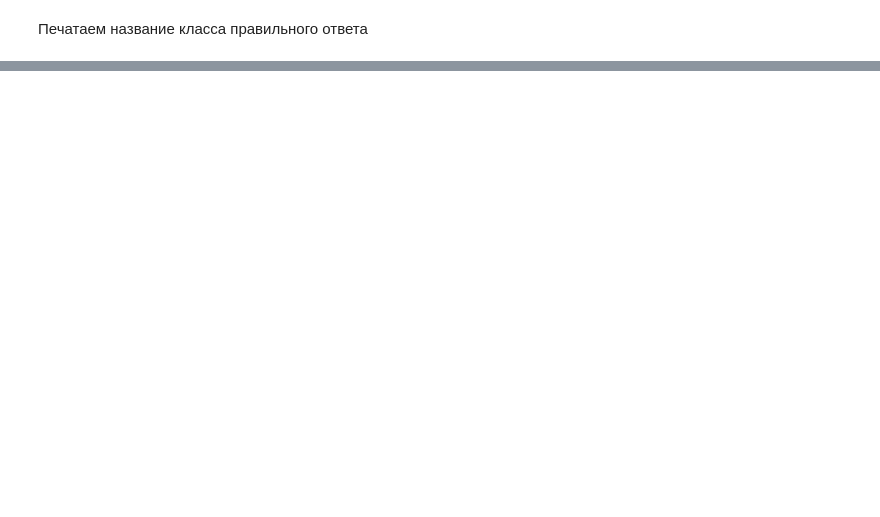
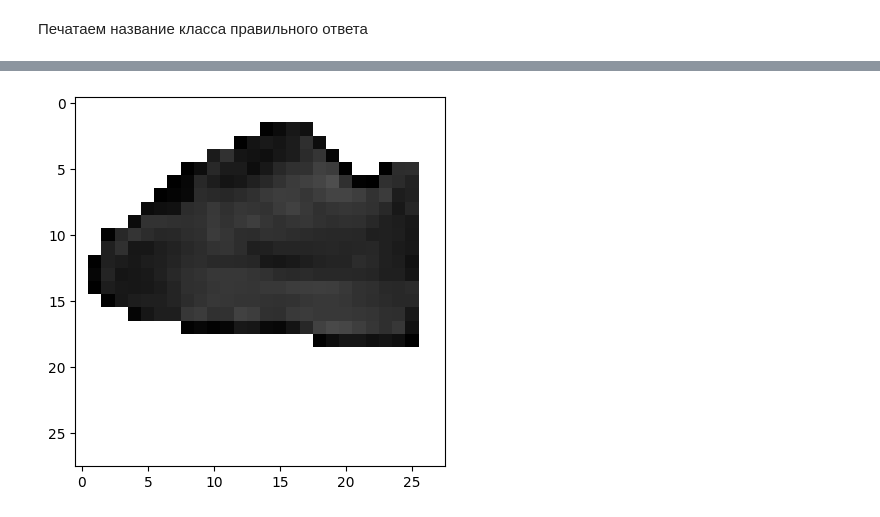
Before and after one commit to DaniilPominov/data_science, a Jupyter notebook: src/neuron-1/Распознавание_предметов_одежды.ipynb, the cells around one changed output, grey strips where cells are left out. Drawn from its saved outputs; the diff is of its cells as text; code cells hidden in the pictures; blank space fills up the shorter version.

```diff
--- a/src/neuron-1/Распознавание_предметов_одежды.ipynb
+++ b/src/neuron-1/Распознавание_предметов_одежды.ipynb
@@ -268,0 +266,27 @@ classes[np.argmax(y_test[n])]
+# %%
+from PIL import Image
+import numpy as np
+
+def prepare_image(image_path):
+    # Открыть и преобразовать изображение
+    image = Image.open(image_path).convert('L').resize((28, 28))
+    image_array = np.array(image)
+
+    # Инвертировать цвета (если нужно)
+    image_array = 0 - image_array
+
+    # Нормализовать
+    image_normalized = image_array / 255.0
+
+    # Добавить размерности (batch, height, width, channels)
+    return image_normalized.reshape(1, 28, 28, 1)
+
+# Использование
+i_data = prepare_image("obutok2.png")
+# %%
+obutok = i_data.reshape(1,784)
+# %%
+plt.imshow(obutok.reshape(28, 28), cmap=plt.cm.binary)
+plt.show()
+# %% [output]
+[figure, added]
```
Also changed, not shown: parts of 13 cells of this notebook, 5 other files.
